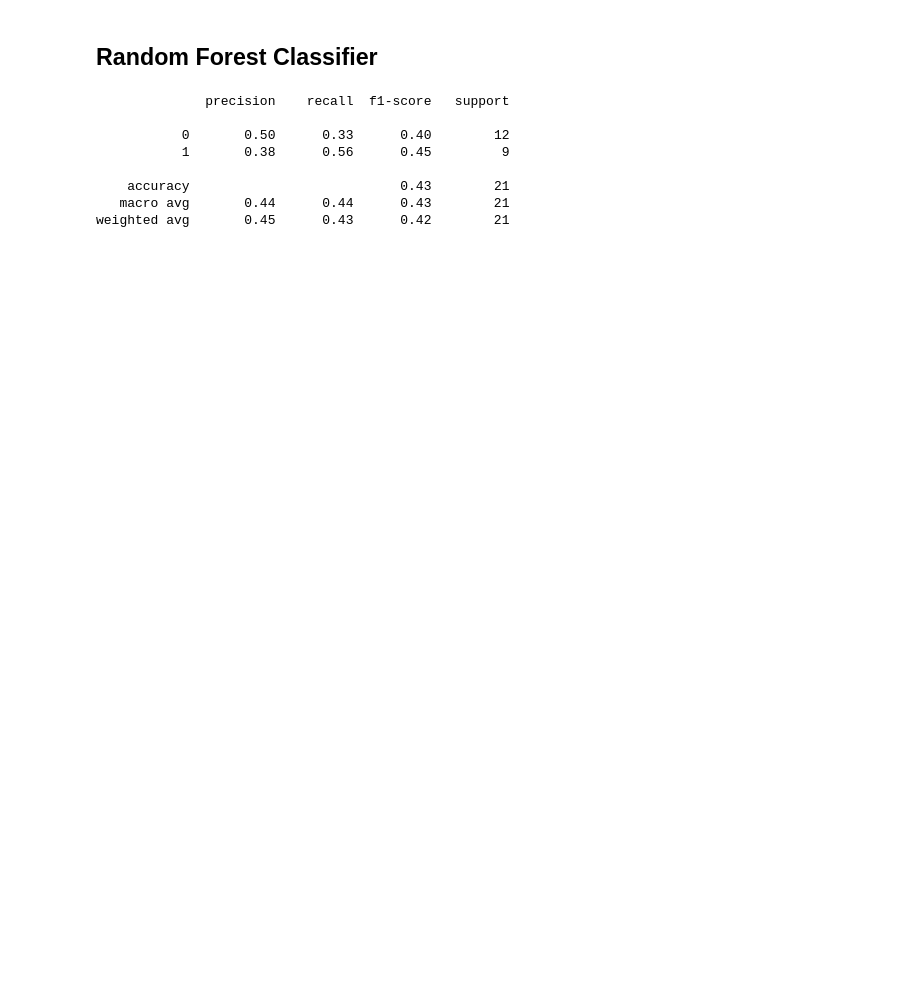
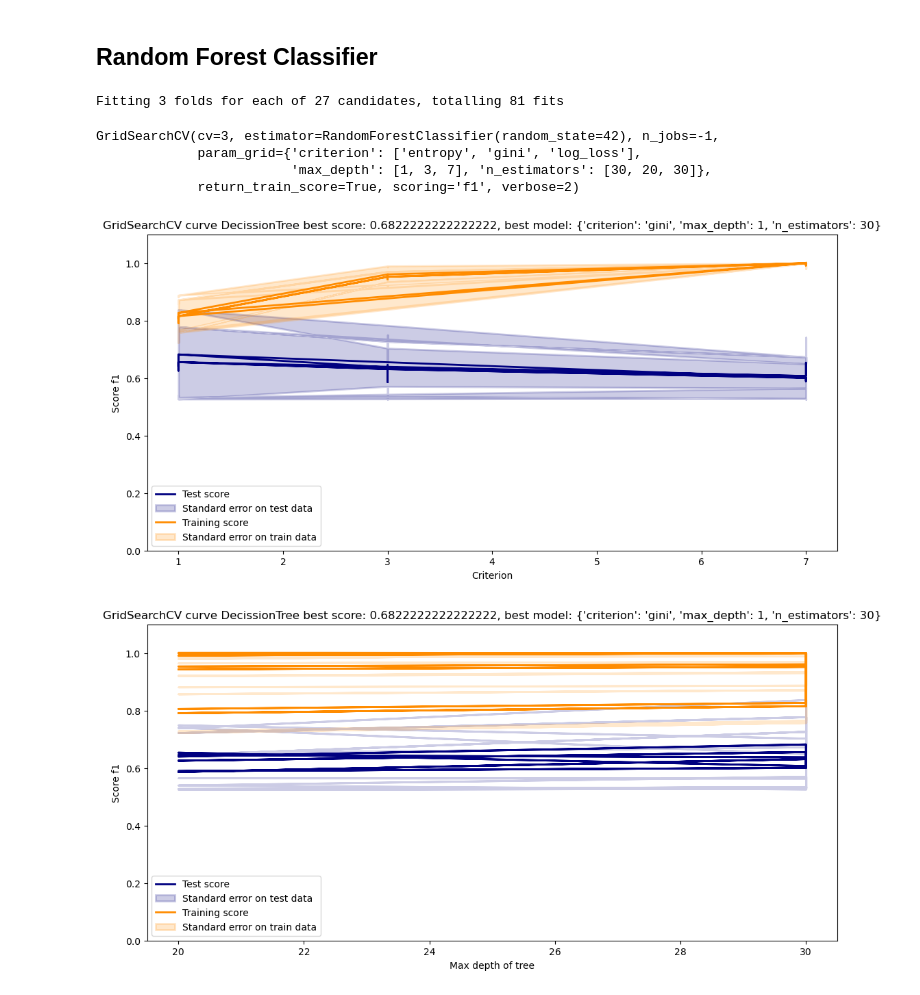
Before and after one commit to 4repaXXX/magistracy, a Jupyter notebook: masters/casia-rfc.ipynb, the cells around one changed output. Saved outputs shown, nothing was run; the diff lists cells and outputs as text; code cells hidden in the pictures; blank space fills up the shorter version.

Commit message:
Masters: Add GridSearch

```diff
--- a/masters/casia-rfc.ipynb
+++ b/masters/casia-rfc.ipynb
@@ -92,18 +151,33 @@ for i, img_path in enumerate(X):
 # Train-test split
 X_train, X_test, y_train, y_test = train_test_split(X_a, y_a, test_size=0.2, random_state=42)
 
-clf = RandomForestClassifier(n_estimators=100, random_state=42)
-clf.fit(X_train, y_train)
-
-# Evaluate
-y_pred = clf.predict(X_test)
-print(classification_report(y_test, y_pred))
+param_grid = {
+    'n_estimators': [30, 20, 30],
+    'max_depth': [1, 3, 7],
+    'criterion': ['entropy', 'gini', 'log_loss']
+}
+clf = RandomForestClassifier(random_state=42)
+tree_gs = GridSearchCV(
+    estimator=clf,
+    param_grid=param_grid,
+    cv=3,
+    n_jobs=-1,
+    scoring='f1',
+    verbose=2,
+    return_train_score=True
+)
-# %% [output]
-              precision    recall  f1-score   support
-
-           0       0.50      0.33      0.40        12
-           1       0.38      0.56      0.45         9
-
-    accuracy                           0.43        21
-   macro avg       0.44      0.44      0.43        21
-weighted avg       0.45      0.43      0.42        21
+# %%
+tree_gs.fit(X_train, y_train)
+# %% [output]
+Fitting 3 folds for each of 27 candidates, totalling 81 fits
+GridSearchCV(cv=3, estimator=RandomForestClassifier(random_state=42), n_jobs=-1,
+             param_grid={'criterion': ['entropy', 'gini', 'log_loss'],
+                         'max_depth': [1, 3, 7], 'n_estimators': [30, 20, 30]},
+             return_train_score=True, scoring='f1', verbose=2)
+# %%
+name = f'DecissionTree best score: {tree_gs.best_score_}, best model: {tree_gs.best_params_}'
+make_plot_of_results_of_grid_search_depends_on_param(name, 'max_depth', 'Criterion', tree_gs.cv_results_)
+make_plot_of_results_of_grid_search_depends_on_param(name, 'n_estimators', 'Max depth of tree', tree_gs.cv_results_)
+# %% [output]
+[figure, added]
+[figure, added]
```
Also changed, not shown: parts of 3 cells of this notebook.
